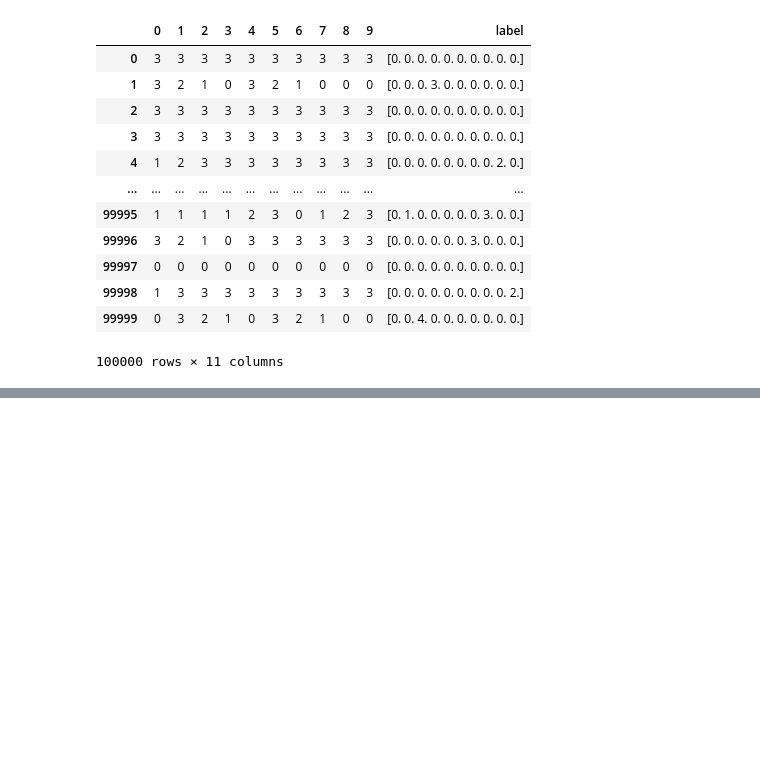
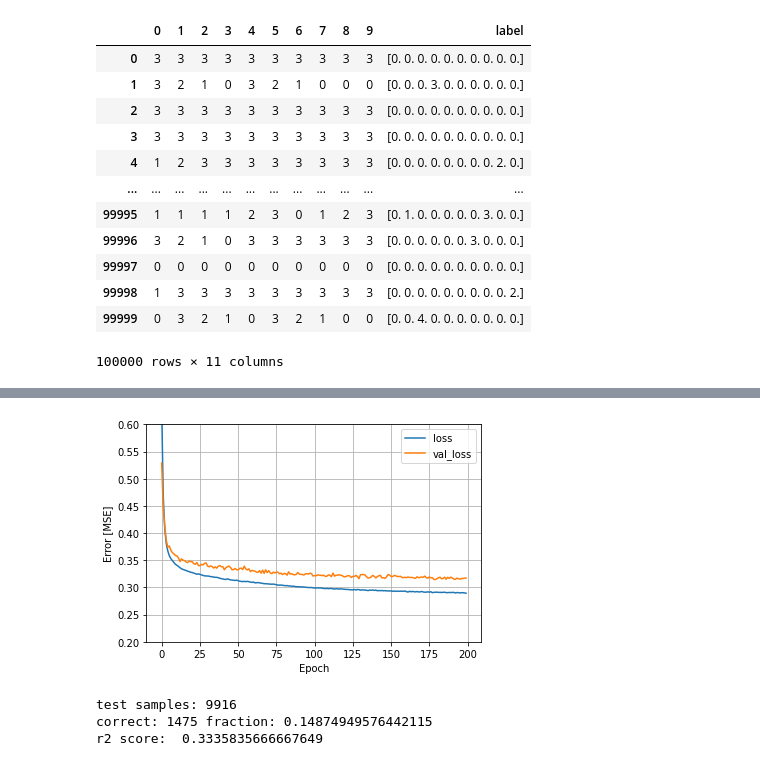
Before and after one commit to AlicePagano/iQuHack, a Jupyter notebook: example.ipynb, the cells around one changed output, grey strips where cells are left out. Drawn from its saved outputs; the diff is of its cells as text; code cells hidden in the pictures; blank space fills up the shorter version.

Commit message:
Added machine learning model section

```diff
--- a/example.ipynb
+++ b/example.ipynb
@@ -169,13 +216,13 @@ NameError: name 'X_train' is not defined
 # %%
 def build_and_compile_model(norm):
-  model = keras.Sequential([
-      norm,
-      layers.Dense(10, activation='relu'),
-      layers.Dense(10, activation='relu'),
-      #layers.Dense(10, activation='relu'),
-      layers.Dense(40)
-  ])
-
-  model.compile(loss='mean_absolute_error',
-                optimizer=tf.keras.optimizers.Adam(0.001))
-  return model
+    model = keras.Sequential([
+        norm,
+        layers.Dense(64, activation='relu'),
+        layers.Dense(20, activation='relu'),
+        layers.Dense(10, activation='relu'),
+        layers.Dense(10, activation='relu')
+    ])
+    model.compile(loss='mse',
+                  optimizer=tf.keras.optimizers.Nadam())
+                  #optimizer=tf.keras.optimizers.Adam(0.002))
+    return model
@@ -193,4 +256,4 @@ history = dnn_model.fit(
     X_train,
     y_train,
     validation_split=0.2,
-    verbose=1, epochs=20,workers=8)
+    verbose=0, epochs=200,workers=16)
@@ -197,16 +263,8 @@ history = dnn_model.fit(
-# %%
-def plot_loss(history):
-    """Function to plot the loss
-    """
-    plt.plot(history.history['loss'], label='loss')
-    plt.plot(history.history['val_loss'], label='val_loss')
-    plt.ylim([0, 10])
-    plt.xlabel('Epoch')
-    plt.ylabel('Error [MPG]')
-    plt.legend()
-    plt.grid(True)
-
-    plot_loss(history)
-plt.ylim(0,0.4)
+# %%
+plot_loss(history)
+plt.ylim(0.2,0.6)
+plt.savefig("images/dnn_loss.pdf",format="pdf")
+# %% [output]
+[figure, added]
 # %%
 pred = dnn_model.predict(X_test)
@@ -213,0 +271,16 @@ metrics.r2_score(pred,y_test)
+# %%
+# ricategorise predictions
+cat_pred = np.zeros_like(pred)
+correct = 0
+for n,p in enumerate(pred):
+    if(all([int(i) for i in p] ==  y_test[n])):
+        correct += 1
+    #print(all([int(i) for i in p] ==  y_test[n]))
+    cat_pred[n,:] = [round(i) for i in p]
+print("test samples:",len(y_test))
+print("correct:",correct,"fraction:", correct/len(y_test))
+print('r2 score: ', metrics.r2_score(pred,y_test) )
+# %% [output]
+test samples: 9916
+correct: 1475 fraction: 0.14874949576442115
+r2 score:  0.3335835666667649
```
Also changed, not shown: parts of 12 cells of this notebook, 2 other files.
